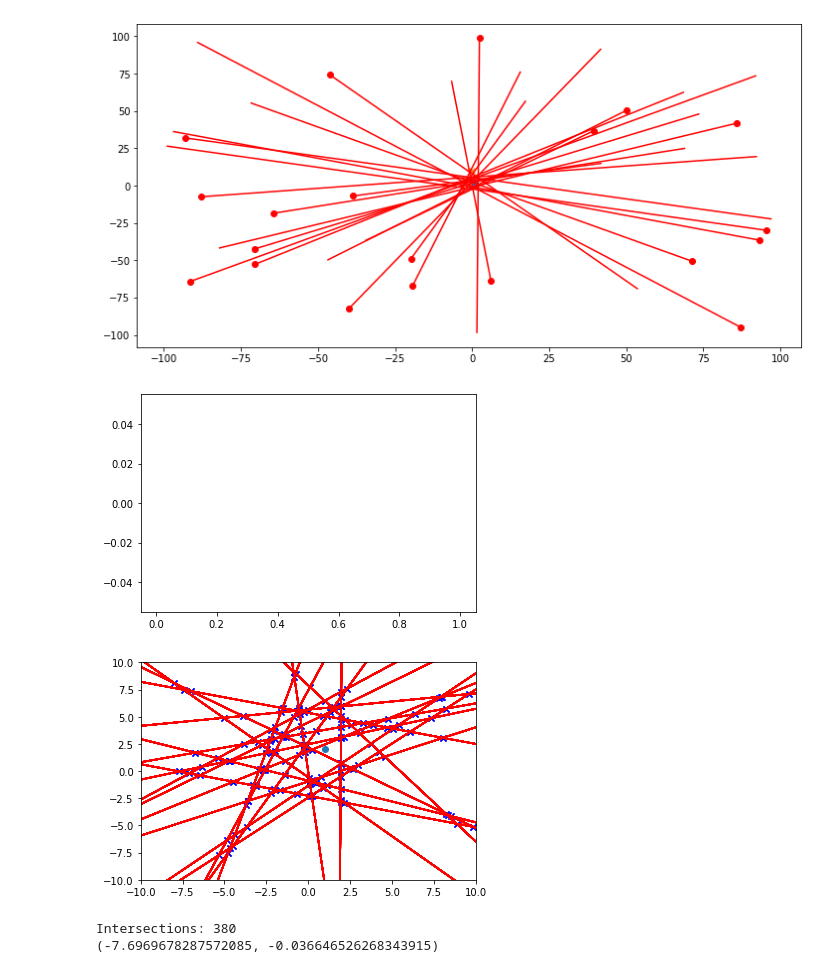
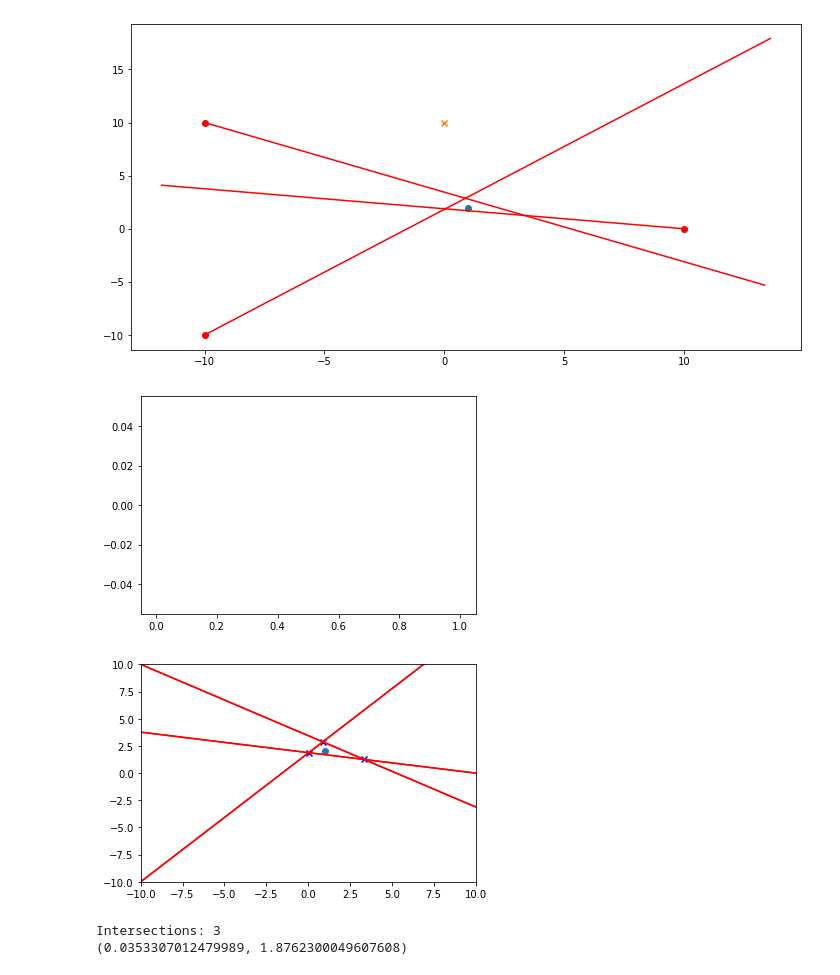
Before and after one commit to pbutti/smokeDet, a Jupyter notebook: smokeDet.ipynb, the cells around one changed output. Drawn from its saved outputs; the diff is of its cells as text; code cells hidden in the pictures.

```diff
--- a/smokeDet.ipynb
+++ b/smokeDet.ipynb
@@ -8,8 +8,14 @@ class ray:
 
     #This is defined wrt (0,0)
     def __init__(self,o,a,l,sigma_angle=0.,sigma_x=0.,sigma_y=0.):
+
+        #This is the original information
         self.origin = o
         self.angle  = a
+
+        #This is the ray reference point at creation (equals the origin)
+        self.refPoint = self.origin
+
 
         #y-y0 = m*(x-x0), with m = tan(angle)
         #k    = -m*x0 +y0
@@ -19,6 +25,7 @@ class ray:
         self.k = -self.m*self.origin[0] + self.origin[1]
         self.length = l
         self.d0 = self.getD0fromPoint(self.origin) #this should be always 0.0
+        self.d0err = 0.0 #initial error HARDCODED TO 0 <= this is only valid if self.d0 is 0
         self.end = [self.origin[0] + math.cos(self.angle)*self.length, self.origin[1] + math.sin(self.angle)*self.length]
         self.plotOrigin = [self.origin[0], self.end[0]]
         self.plotEnd    = [self.origin[1], self.end[1]]
@@ -27,8 +34,8 @@ class ray:
 
     #Signed distance, angle between [0,2pi]
     def transformToPoint(self,point):
-        dx = self.origin[0] - point[0]
-        dy = self.origin[1] - point[1]
+        dx = self.refPoint[0] - point[0]
+        dy = self.refPoint[1] - point[1]
         angle=self.angle
 
         #while (angle > math.pi / 2):
@@ -38,12 +45,16 @@ class ray:
 
         sinphi = math.sin(angle)
         cosphi = math.cos(angle)
-        #Wrong sign?!
         d0new  = (self.d0 + dx * sinphi - dy * cosphi)
-        #self.d0 = d0new
-        #self.angle = angle
+        self.d0 = d0new
+
+        #Let's compute d0error by the error propagation.
+
+
         #self.d0err = abs(self.d0 * 0.05)
-        return d0new
+
+        #Change the reference point
+        self.refPoint = point
 
     #def getD0(self):
     #    return self.getD0fromPoint([0,0])
@@ -82,32 +93,27 @@ def generatePointingRay(point, origin,sigmaAngle=0.05,sigmaXY=[4,4],sigmaL=2,dis
 
     return [origin,rand_angle,rand_length]
 
-#origins = [[1,1],[1,2],[1.5,2.5]]
-#angles  = [0.2,0.6,0.7]
-#lengths = [5,4,7]
-#lines=[]
-
 fireLocation = [1,2]
 measurements = 20
 #origins = [[47,22],[35,25],[-20,-30],[-33,11],[15,15],[30,26],[60,10],[102,76]]
 
 #generate random origins pointing to the fire
-origins=[]
-for i in range(measurements):
-    or_x = np.random.uniform(-100,100)
-    or_y = np.random.uniform(-100,100)
-    origin=[or_x,or_y]
-    origins.append(origin)
+#origins=[]
+#for i in range(measurements):
+#    or_x = np.random.uniform(-100,100)
+#    or_y = np.random.uniform(-100,100)
+#    origin=[or_x,or_y]
+#    origins.append(origin)
 
 rays = []
 d0s=[]
 fig, ax = plt.subplots(figsize=(12, 6))
 
-#origins=[[-10,-10],[10,0],[-10,10]]
-#angles =[math.pi / 4., math.pi, -math.pi /4.]
+origins=[[-10,-10],[10,0],[-10,10]]
+angles =[math.pi / 4., math.pi, -math.pi /4.]
 
 for i in range(len(origins)):
-    pointingRay = generatePointingRay(fireLocation,origins[i],sigmaAngle=0.05)
+    pointingRay = generatePointingRay(fireLocation,origins[i],sigmaAngle=0.1)
     #rays.append(ray(origins[i],angles[i],50))
     rays.append(ray(pointingRay[0],pointingRay[1],pointingRay[2]))
     ax.plot(rays[i].plotOrigin,rays[i].plotEnd,color="red")
@@ -151,46 +157,38 @@ def line_intersection(line1, line2):
         return a[0] * b[1] - a[1] * b[0]
 
     div = det(xdiff, ydiff)
     if abs(div) <1e-6:
        return False
 
     d = (det(*line1), det(*line2))
     x = det(d, xdiff) / div
     y = det(d, ydiff) / div
     return x, y
 
-#plt.plot(rays[0][0], rays[0][1])
-#plt.plot(rays[1][0], rays[1][1])
-
-#R1 = line_intersection(rays[0],rays[1])
-#if R1:
-#    plt.scatter(R1[0],R1[1],marker="x")
-
-
 intersections = []
 
 for iray in range(len(rays)):
     for jray in range(len(rays)):
-        if jray == iray:
+        if jray <= iray:
             continue
         R1 = get_intersect(rays[iray].origin,rays[iray].end,rays[jray].origin,rays[jray].end)
         intersections.append(R1)
         plt.plot(rays[iray].plotOrigin,rays[iray].plotEnd,color="red")
         plt.plot(rays[jray].plotOrigin,rays[jray].plotEnd,color="red")
         plt.scatter(R1[0],R1[1],marker="x",color="blue")
         plt.xlim([-10,10])
         plt.ylim([-10,10])
 plt.scatter(fireLocation[0],fireLocation[1],marker="o")
 
 plt.show()
 print("Intersections:",len(intersections))
 print(intersections[0])
 # %% [output]
-[figure, old version]
+[figure, new version]
 [figure]
-[figure, old version]
+[figure, new version]
-Intersections: 380
-(-7.6969678287572085, -0.036646526268343915)
+Intersections: 3
+(0.0353307012479989, 1.8762300049607608)
 # %%
 #make a 2D histogram of the intersections
 x = [intersection[0] for intersection in intersections]
```
Also changed, not shown: parts of 3 cells of this notebook.
